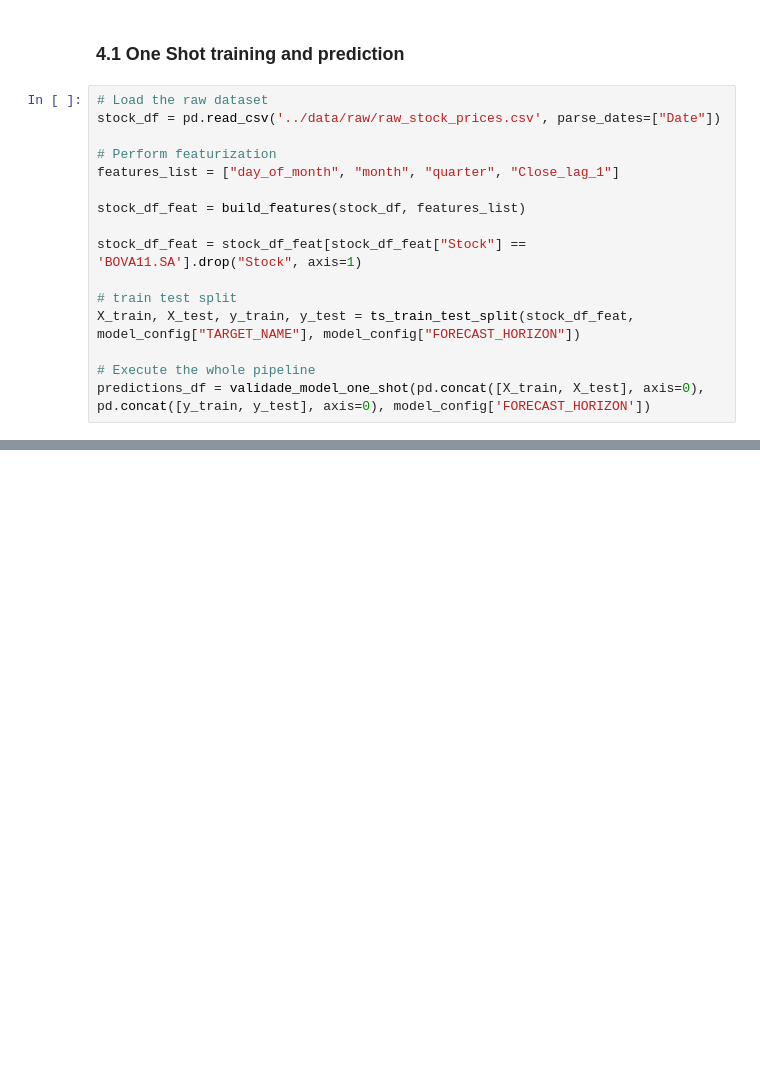
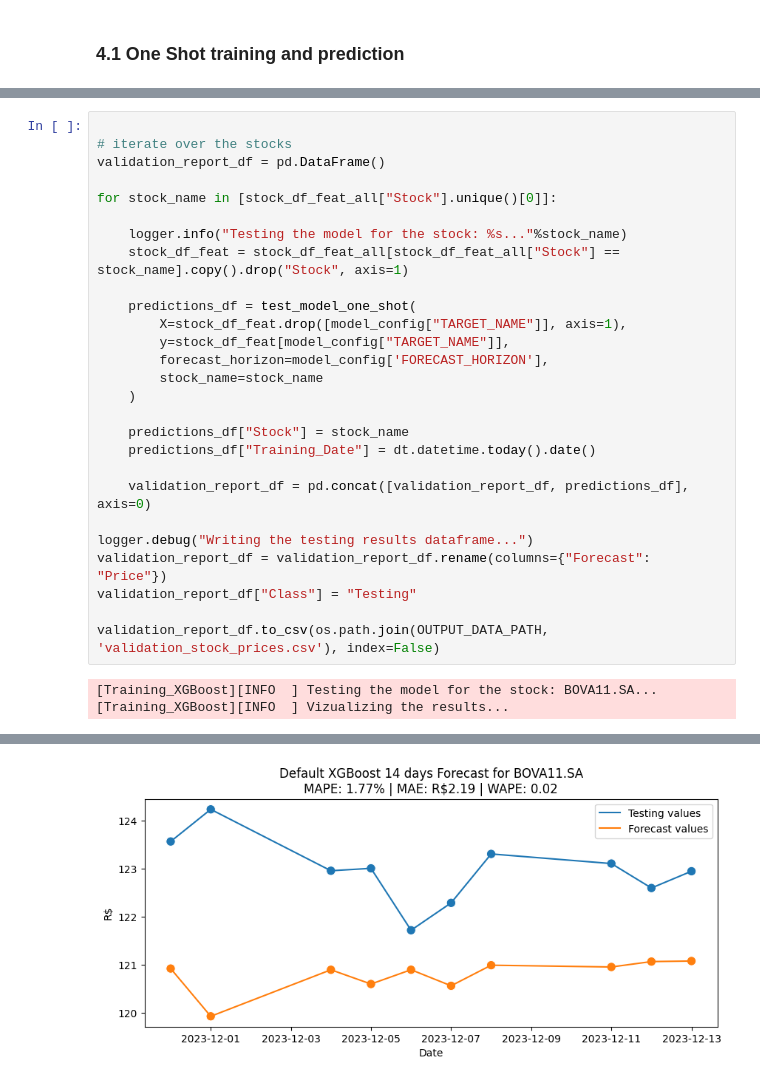
Before and after one commit to micheldearaujo/forecasting_stocks, a Jupyter notebook: notebooks/3.0-mal-exploring-xgboost.ipynb, the cells around one changed output, grey strips where cells are left out. Drawn from its saved outputs; the diff is of its cells as text; blank space fills up the shorter version.

```diff
--- a/notebooks/3.0-mal-exploring-xgboost.ipynb
+++ b/notebooks/3.0-mal-exploring-xgboost.ipynb
@@ -386,19 +518,3 @@ def validade_model_one_shot(X:pd.DataFrame, y:pd.Series, forecast_horizon: int)
 ## 4.0 Executando
 # %% [markdown]
 ### 4.1 One Shot training and prediction
-# %%
-# Load the raw dataset
-stock_df = pd.read_csv('../data/raw/raw_stock_prices.csv', parse_dates=["Date"])
-
-# Perform featurization
-features_list = ["day_of_month", "month", "quarter", "Close_lag_1"]
-
-stock_df_feat = build_features(stock_df, features_list)
-
-stock_df_feat = stock_df_feat[stock_df_feat["Stock"] == 'BOVA11.SA'].drop("Stock", axis=1)
-
-# train test split
-X_train, X_test, y_train, y_test = ts_train_test_split(stock_df_feat, model_config["TARGET_NAME"], model_config["FORECAST_HORIZON"])
-
-# Execute the whole pipeline
-predictions_df = validade_model_one_shot(pd.concat([X_train, X_test], axis=0), pd.concat([y_train, y_test], axis=0), model_config['FORECAST_HORIZON'])
@@ -421,0 +541,30 @@ Day: 2023-05-05 00:00:00 | Prediction: 99.70730590820312 | Close_Lag_1: 100.3391
+# %%
+
+# iterate over the stocks
+validation_report_df = pd.DataFrame()
+
+for stock_name in [stock_df_feat_all["Stock"].unique()[0]]:
+
+    logger.info("Testing the model for the stock: %s..."%stock_name)
+    stock_df_feat = stock_df_feat_all[stock_df_feat_all["Stock"] == stock_name].copy().drop("Stock", axis=1)
+
+    predictions_df = test_model_one_shot(
+        X=stock_df_feat.drop([model_config["TARGET_NAME"]], axis=1),
+        y=stock_df_feat[model_config["TARGET_NAME"]],
+        forecast_horizon=model_config['FORECAST_HORIZON'],
+        stock_name=stock_name
+    )
+
+    predictions_df["Stock"] = stock_name
+    predictions_df["Training_Date"] = dt.datetime.today().date()
+
+    validation_report_df = pd.concat([validation_report_df, predictions_df], axis=0)
+
+logger.debug("Writing the testing results dataframe...")
+validation_report_df = validation_report_df.rename(columns={"Forecast": "Price"})
+validation_report_df["Class"] = "Testing"
+
+validation_report_df.to_csv(os.path.join(OUTPUT_DATA_PATH, 'validation_stock_prices.csv'), index=False)
+# %% [output]
+[Training_XGBoost][INFO  ] Testing the model for the stock: BOVA11.SA...
+[Training_XGBoost][INFO  ] Vizualizing the results...
@@ -421,0 +581 @@ Day: 2023-05-05 00:00:00 | Prediction: 99.70730590820312 | Close_Lag_1: 100.3391
+[figure, added]
```
Also changed, not shown: parts of 17 cells of this notebook, 7 other files.
